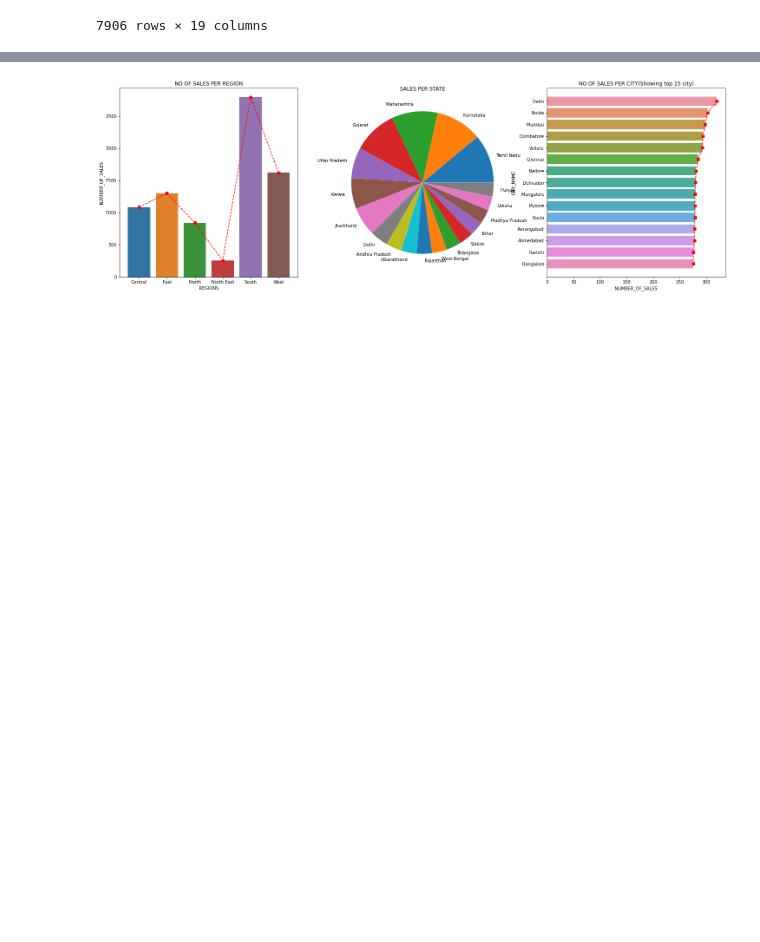
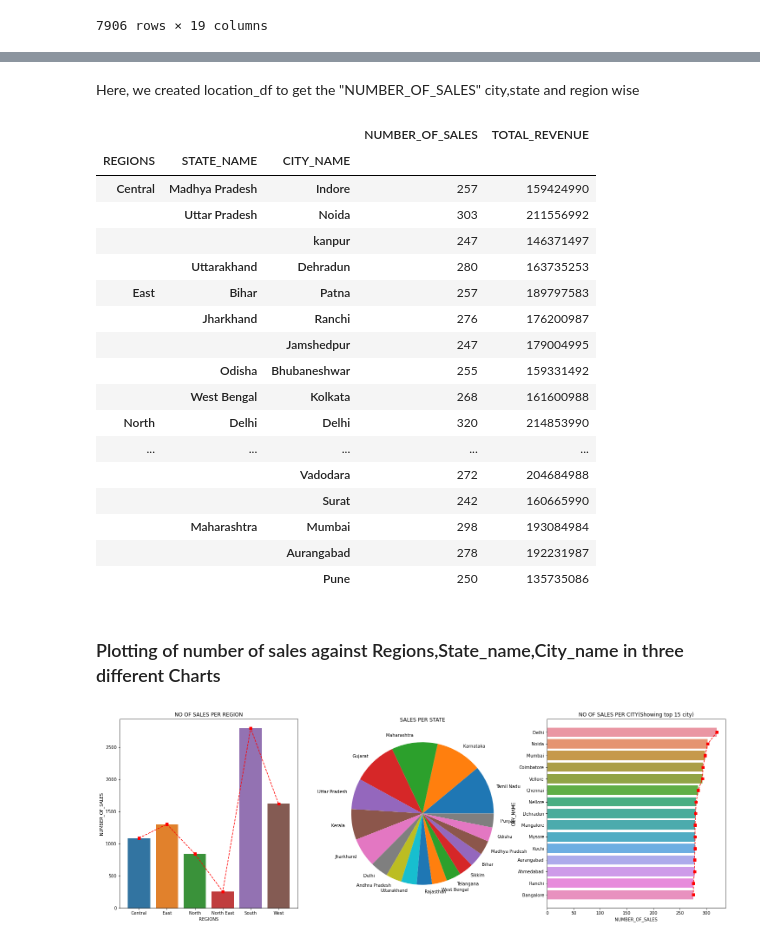
Before and after one commit to Anubhaw19/CP, a Jupyter notebook: Python/capstone(car_data).ipynb, the cells around one changed output, grey strips where cells are left out. Saved outputs shown, nothing was run; the diff lists cells and outputs as text; code cells hidden in the pictures; blank space fills up the shorter version.

```diff
--- a/Python/capstone(car_data).ipynb
+++ b/Python/capstone(car_data).ipynb
@@ -155,3 +225,31 @@ plt.title('COUNT OF SALES PER BRAND');
+# %% [markdown]
+Here, we created location_df to get the "NUMBER_OF_SALES" city,state and region wise
+# %%
+location_df=car_data_df.groupby(['REGIONS','STATE_NAME','CITY_NAME']).agg({'SALES_ID':'count','SELLING_PRICE':'sum'}).rename(
+columns={'SALES_ID':'NUMBER_OF_SALES','SELLING_PRICE':'TOTAL_REVENUE'}).sort_values(
+    ['REGIONS','STATE_NAME','NUMBER_OF_SALES','CITY_NAME'],ascending=[True,True,False,False])
+location_df
+# %% [output]
+|  |  |  | NUMBER_OF_SALES | TOTAL_REVENUE |
+| REGIONS | STATE_NAME | CITY_NAME |  |  |
+| Central | Madhya Pradesh | Indore | 257 | 159424990 |
+|  | Uttar Pradesh | Noida | 303 | 211556992 |
+|  |  | kanpur | 247 | 146371497 |
+|  | Uttarakhand | Dehradun | 280 | 163735253 |
+| East | Bihar | Patna | 257 | 189797583 |
+|  | Jharkhand | Ranchi | 276 | 176200987 |
+|  |  | Jamshedpur | 247 | 179004995 |
+|  | Odisha | Bhubaneshwar | 255 | 159331492 |
+|  | West Bengal | Kolkata | 268 | 161600988 |
+| North | Delhi | Delhi | 320 | 214853990 |
+| ... | ... | ... | ... | ... |
+|  |  | Vadodara | 272 | 204684988 |
+|  |  | Surat | 242 | 160665990 |
+|  | Maharashtra | Mumbai | 298 | 193084984 |
+|  |  | Aurangabad | 278 | 192231987 |
+|  |  | Pune | 250 | 135735086 |
+# %% [markdown]
+### Plotting of number of sales against Regions,State_name,City_name in three different Charts
 # %%
 fig,axes=plt.subplots(1,3,figsize=(25,8))
 
```
Also changed, not shown: parts of 67 cells of this notebook.
